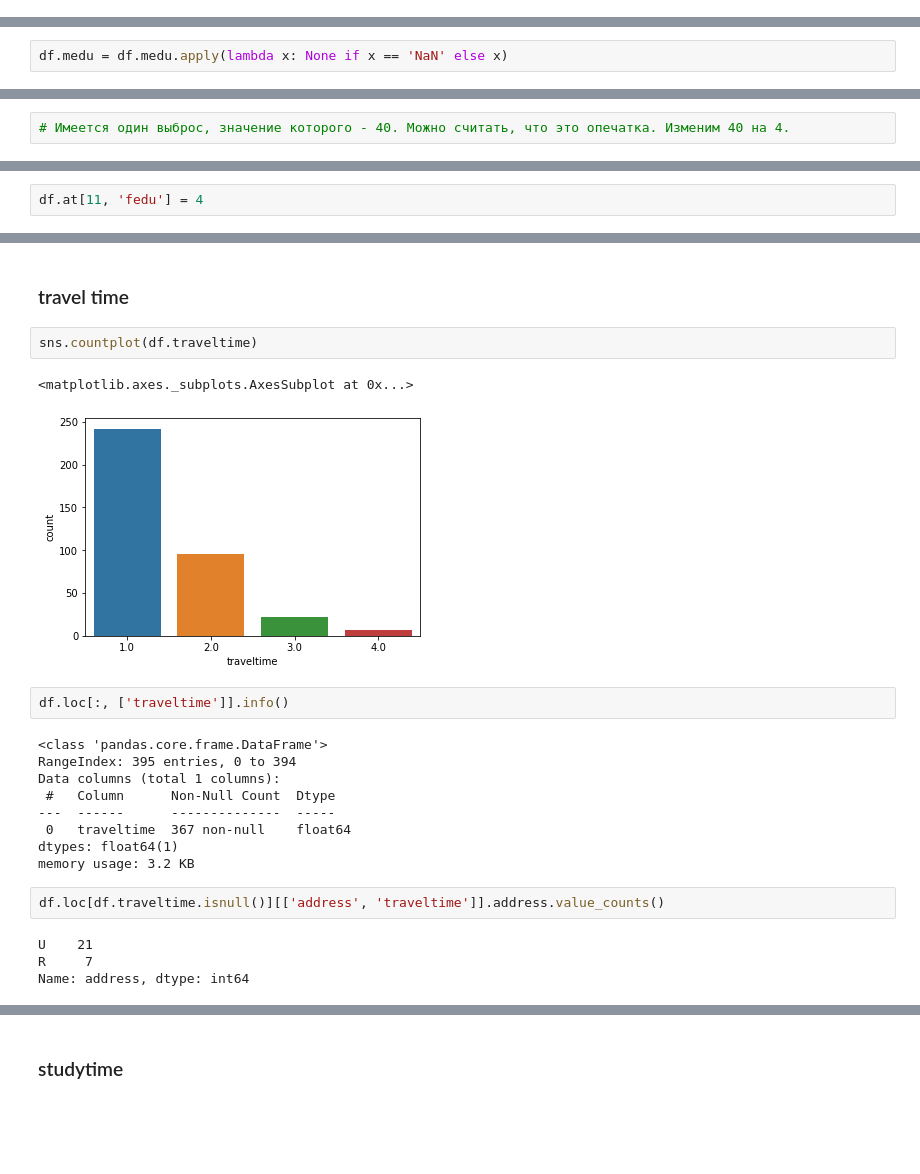
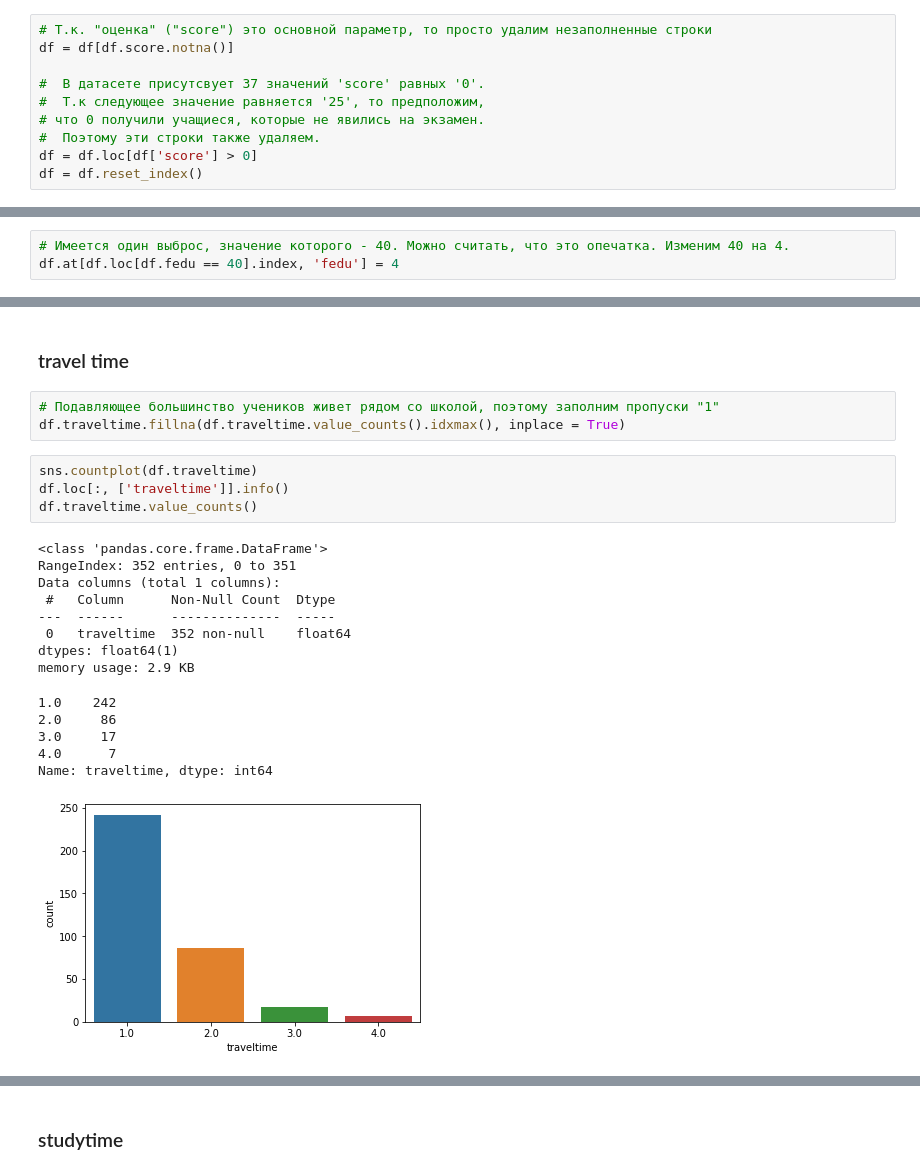
Before and after one commit to Golovolastik/skillfactory_rds, a Jupyter notebook: module_2/stud_math.ipynb, the cells around one changed output, grey strips where cells are left out. Drawn from its saved outputs; the diff is of its cells as text; blank space fills up the shorter version.

```diff
--- a/module_2/stud_math.ipynb
+++ b/module_2/stud_math.ipynb
@@ -72,0 +47,10 @@ sns.heatmap(df.corr())
+# %%
+# Т.к. "оценка" ("score") это основной параметр, то просто удалим незаполненные строки
+df = df[df.score.notna()]
+
+#  В датасете присутсвует 37 значений 'score' равных '0'.
+#  Т.к следующее значение равняется '25', то предположим,
+# что 0 получили учащиеся, которые не явились на экзамен.
+#  Поэтому эти строки также удаляем.
+df = df.loc[df['score'] > 0]
+df = df.reset_index()
@@ -262,2 +204,0 @@ sns.distplot(df.medu, bins = 5, kde = False)
-# %%
-df.medu = df.medu.apply(lambda x: None if x == 'NaN' else x)
@@ -328,2 +216,3 @@ Name: fedu, dtype: int64
 # %%
 # Имеется один выброс, значение которого - 40. Можно считать, что это опечатка. Изменим 40 на 4.
+df.at[df.loc[df.fedu == 40].index, 'fedu'] = 4
@@ -355,2 +218,0 @@ Name: 11, dtype: object
-# %%
-df.at[11, 'fedu'] = 4
@@ -520,24 +341,24 @@ sns.countplot(df.guardian)
 # %% [markdown]
 ### travel time
+# %%
+# Подавляющее большинство учеников живет рядом со школой, поэтому заполним пропуски "1"
+df.traveltime.fillna(df.traveltime.value_counts().idxmax(), inplace = True)
 # %%
 sns.countplot(df.traveltime)
+df.loc[:, ['traveltime']].info()
+df.traveltime.value_counts()
 # %% [output]
-<matplotlib.axes._subplots.AxesSubplot at 0x...>
+<class 'pandas.core.frame.DataFrame'>
+RangeIndex: 352 entries, 0 to 351
+Data columns (total 1 columns):
+ #   Column      Non-Null Count  Dtype
+---  ------      --------------  -----
+ 0   traveltime  352 non-null    float64
+dtypes: float64(1)
+memory usage: 2.9 KB
+1.0    242
+2.0     86
+3.0     17
+4.0      7
+Name: traveltime, dtype: int64
-[figure, old version]
+[figure, new version]
-# %%
-df.loc[:, ['traveltime']].info()
-# %% [output]
-<class 'pandas.core.frame.DataFrame'>
-RangeIndex: 395 entries, 0 to 394
-Data columns (total 1 columns):
- #   Column      Non-Null Count  Dtype
----  ------      --------------  -----
- 0   traveltime  367 non-null    float64
-dtypes: float64(1)
-memory usage: 3.2 KB
-# %%
-df.loc[df.traveltime.isnull()][['address', 'traveltime']].address.value_counts()
-# %% [output]
-U    21
-R     7
-Name: address, dtype: int64
```
Also changed, not shown: parts of 138 cells of this notebook.
